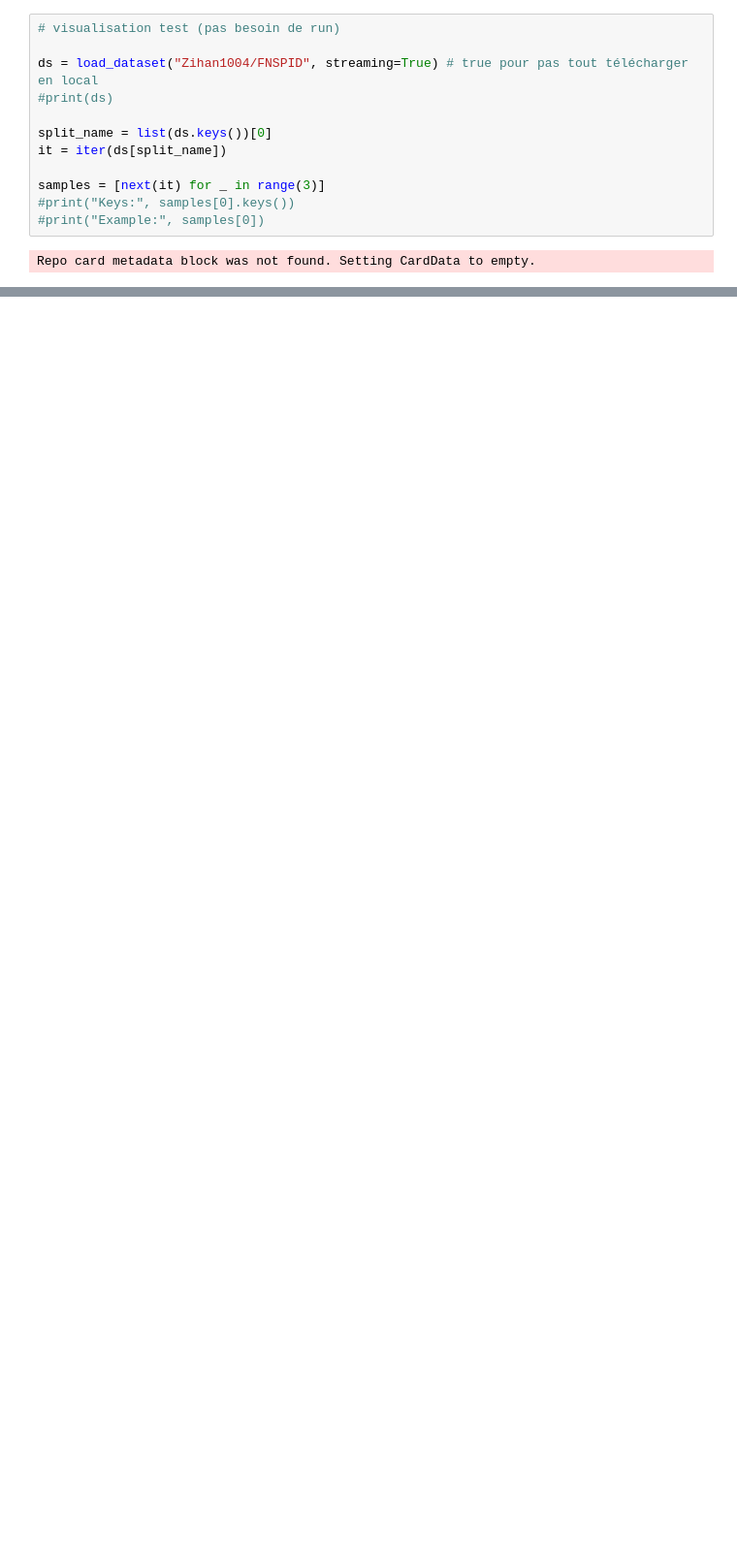
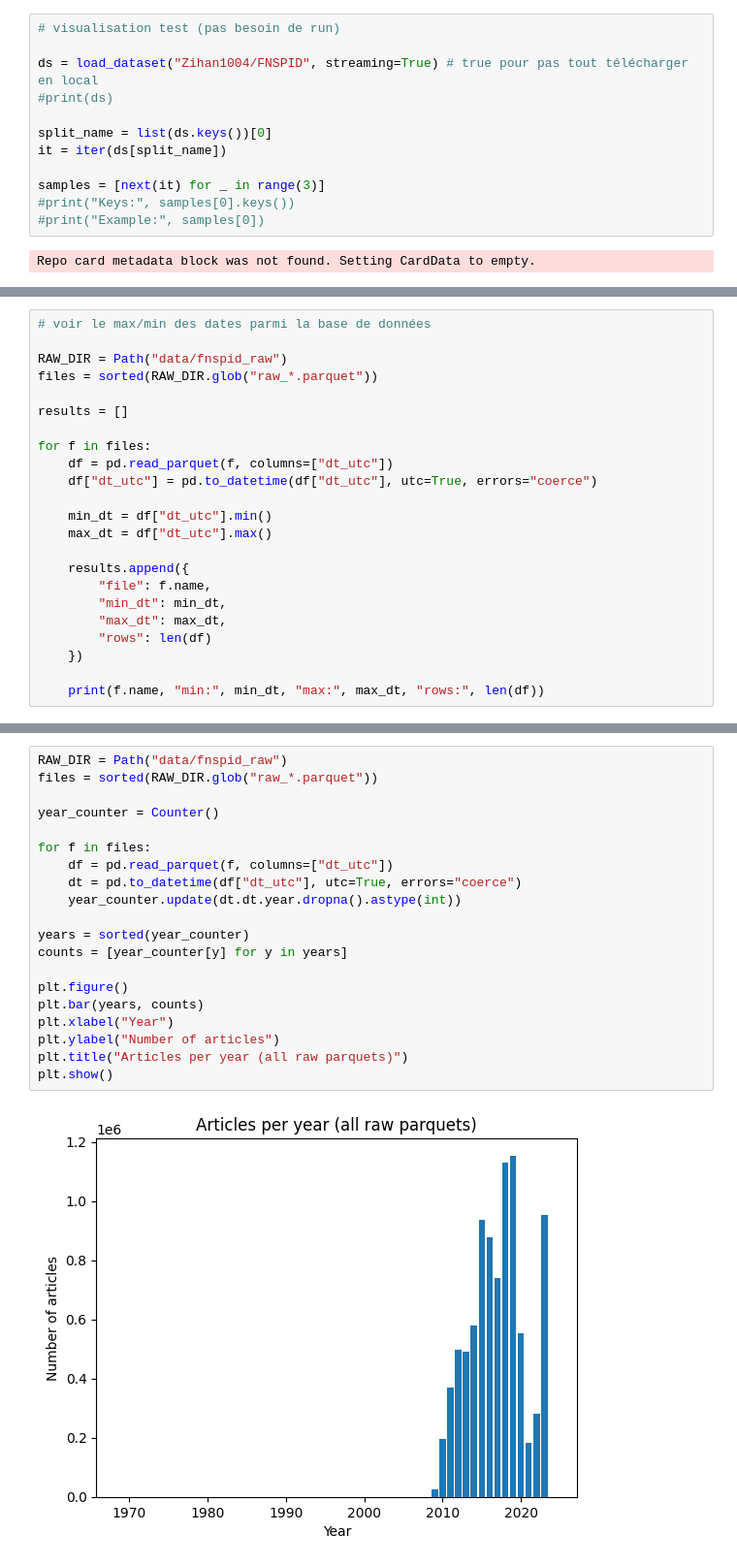
Before and after one commit to BRamesh02/Modality-aware-transformer, a Jupyter notebook: text_data.ipynb, the cells around one changed output, grey strips where cells are left out. Shown: that part at 97% size. Saved outputs shown, nothing was run; the diff lists cells and outputs as text; blank space fills up the shorter version.

Commit message:
Add FNSPID process

```diff
--- a/text_data.ipynb
+++ b/text_data.ipynb
@@ -66,0 +76,23 @@ print(hours)
+# %%
+# voir le max/min des dates parmi la base de données
+
+RAW_DIR = Path("data/fnspid_raw")
+files = sorted(RAW_DIR.glob("raw_*.parquet"))
+
+results = []
+
+for f in files:
+    df = pd.read_parquet(f, columns=["dt_utc"])
+    df["dt_utc"] = pd.to_datetime(df["dt_utc"], utc=True, errors="coerce")
+
+    min_dt = df["dt_utc"].min()
+    max_dt = df["dt_utc"].max()
+
+    results.append({
+        "file": f.name,
+        "min_dt": min_dt,
+        "max_dt": max_dt,
+        "rows": len(df)
+    })
+
+    print(f.name, "min:", min_dt, "max:", max_dt, "rows:", len(df))
@@ -66,0 +118,22 @@ print(hours)
+# %%
+RAW_DIR = Path("data/fnspid_raw")
+files = sorted(RAW_DIR.glob("raw_*.parquet"))
+
+year_counter = Counter()
+
+for f in files:
+    df = pd.read_parquet(f, columns=["dt_utc"])
+    dt = pd.to_datetime(df["dt_utc"], utc=True, errors="coerce")
+    year_counter.update(dt.dt.year.dropna().astype(int))
+
+years = sorted(year_counter)
+counts = [year_counter[y] for y in years]
+
+plt.figure()
+plt.bar(years, counts)
+plt.xlabel("Year")
+plt.ylabel("Number of articles")
+plt.title("Articles per year (all raw parquets)")
+plt.show()
+# %% [output]
+[figure, added]
```
Also changed, not shown: parts of 20 cells of this notebook, 2 other files.
